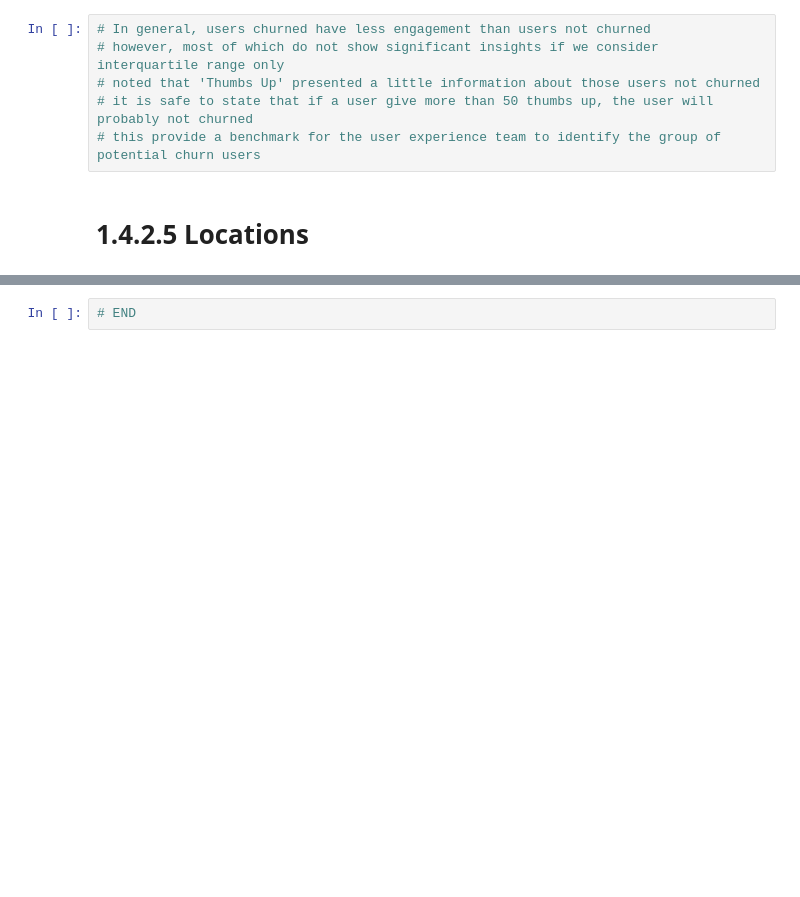
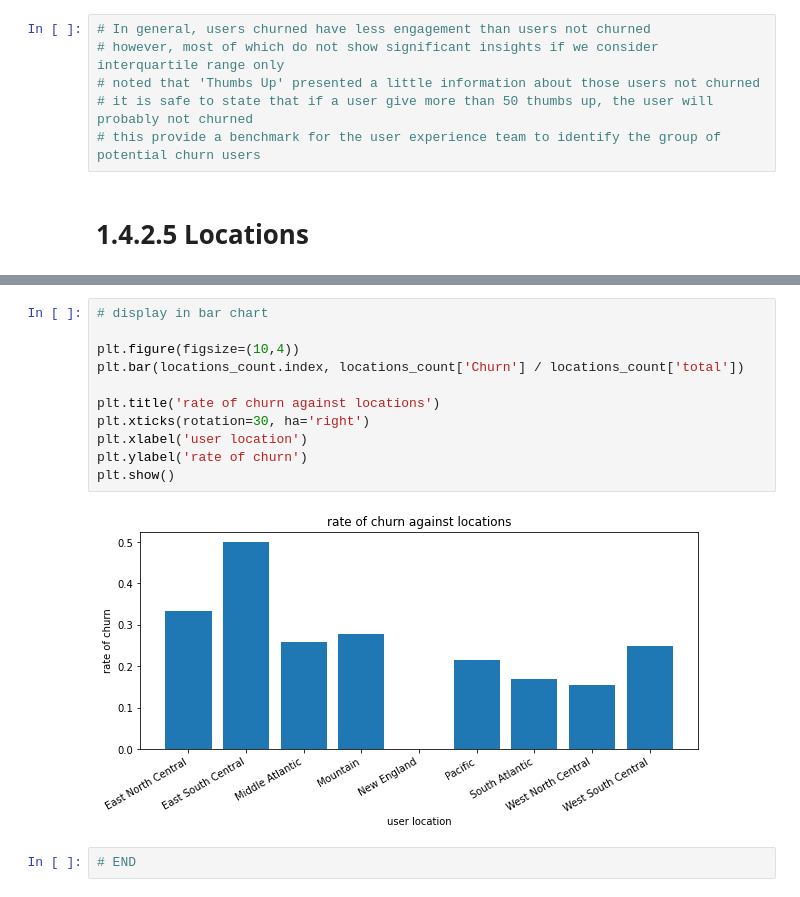
Before and after one commit to yatfungleung/Sparkify-User-Churn-Prediction, a Jupyter notebook: 1_data_cleaning.ipynb, the cells around one changed output, grey strips where cells are left out. Drawn from its saved outputs; the diff is of its cells as text; blank space fills up the shorter version.

```diff
--- a/1_data_cleaning.ipynb
+++ b/1_data_cleaning.ipynb
@@ -733,2 +760,15 @@ ValueError: Could not interpret input 'locations'
+# %%
+# display in bar chart
+
+plt.figure(figsize=(10,4))
+plt.bar(locations_count.index, locations_count['Churn'] / locations_count['total'])
+
+plt.title('rate of churn against locations')
+plt.xticks(rotation=30, ha='right')
+plt.xlabel('user location')
+plt.ylabel('rate of churn')
+plt.show()
+# %% [output]
+[figure, added]
 # %%
 # END
```
Also changed, not shown: parts of 4 cells of this notebook.
